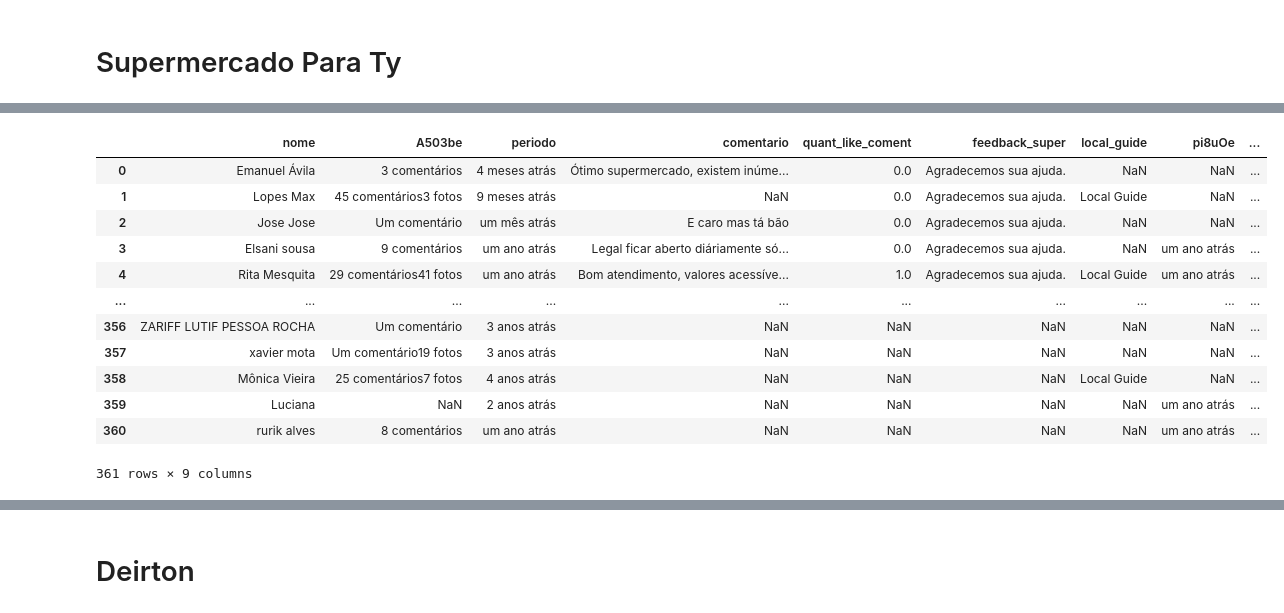
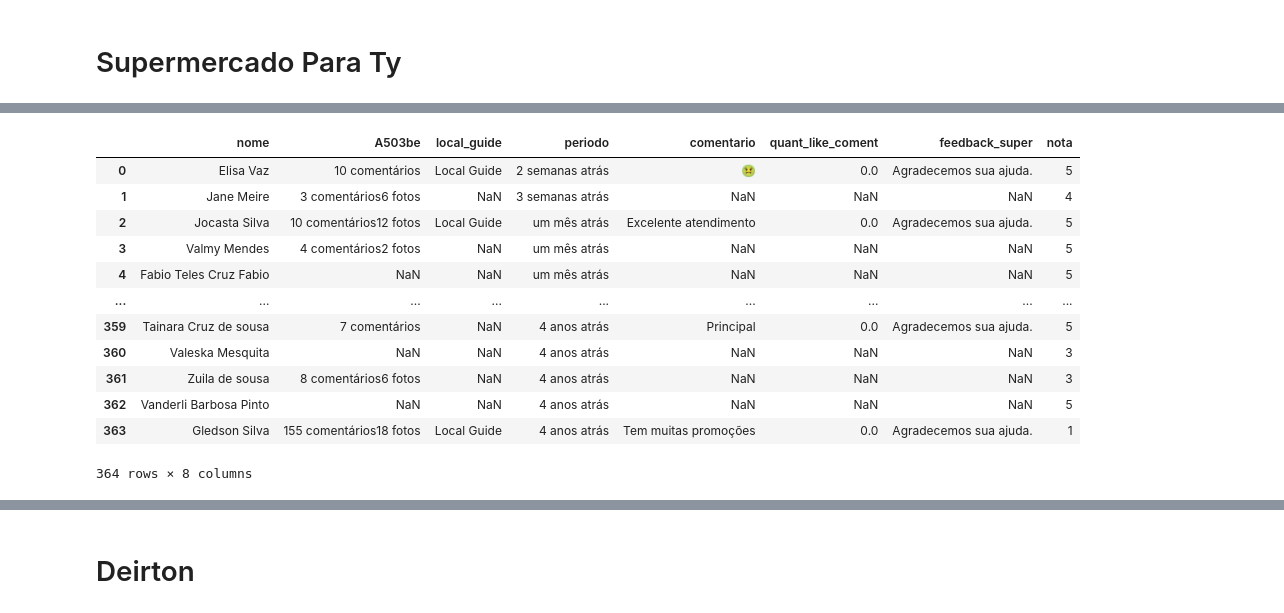
Before and after one commit to larissavvsous/proj_int, a Jupyter notebook: proj_integrador.ipynb, the cells around one changed output, grey strips where cells are left out. Cells and saved outputs as stored; diff of their text form; code cells hidden in the pictures.

```diff
--- a/proj_integrador.ipynb
+++ b/proj_integrador.ipynb
@@ -176,7 +228,6 @@ df_menorpreco.to_csv("menorpreco_tratado.csv")
 # %% [markdown]
 # Supermercado Para Ty
 # %%
-paraty = pd.read_csv("/content/dataset_paraty.csv")
-
+paraty = pd.read_csv("/content/paraty_bd.csv")
 paraty
 # %% [output]
@@ -195,0 +247,5 @@ paraty
+# %%
+# Adicionando as notas
+
+notas_p = pd.read_csv("/content/notas_p.csv")
+notas_p
@@ -195,0 +266,3 @@ paraty
+# %%
+paraty['nota'] = notas_p['nota']
+paraty
@@ -203,12 +288 @@ Index(['WMbnJf href', 'lDY1rd src', 'TSUbDb', 'TSUbDb href', 'RvU3D href',
       dtype='object')
-# %%
-paraty.drop("WMbnJf href", axis=1, inplace=True)
-paraty.drop("lDY1rd src", axis=1, inplace=True)
-paraty.drop("TSUbDb href", axis=1, inplace=True)
-paraty.drop("RvU3D href", axis=1, inplace=True)
-paraty.drop("Msppse href", axis=1, inplace=True)
-paraty.drop("QWOdjf 2", axis=1, inplace=True)
-paraty.drop("Txngnb 2", axis=1, inplace=True)
-paraty.drop("LfKETd", axis=1, inplace=True)
-paraty.drop("Aohxlc", axis=1, inplace=True)
-paraty.drop("Aohxlc 2", axis=1, inplace=True)
@@ -215,28 +308,28 @@ paraty.drop("Aohxlc 2", axis=1, inplace=True)
 # %%
-nome_novas_colunas = {
+novas_colunasp = {
     'TSUbDb': 'nome',
     'QV3IV': 'local_guide',
     'dehysf': 'periodo',
     'Jtu6Td': 'comentario',
     'QWOdjf': 'quant_like_coment',
     'Txngnb': 'feedback_super'}
 
-paraty.rename(columns=nome_novas_colunas, inplace=True)
+paraty.rename(columns=novas_colunasp, inplace=True)
 paraty
 # %% [output]
-|  | nome | A503be | periodo | comentario | quant_like_coment | feedback_super | local_guide | pi8uOe | ... |
-| 0 | Emanuel Ávila | 3 comentários | 4 meses atrás | Ótimo supermercado, existem inúme... | 0.0 | Agradecemos sua ajuda. | NaN | NaN | ... |
-| 1 | Lopes Max | 45 comentários3 fotos | 9 meses atrás | NaN | 0.0 | Agradecemos sua ajuda. | Local Guide | NaN | ... |
-| 2 | Jose Jose | Um comentário | um mês atrás | E caro mas tá bão | 0.0 | Agradecemos sua ajuda. | NaN | NaN | ... |
-| 3 | Elsani sousa | 9 comentários | um ano atrás | Legal ficar aberto diáriamente só... | 0.0 | Agradecemos sua ajuda. | NaN | um ano atrás | ... |
-| 4 | Rita Mesquita | 29 comentários41 fotos | um ano atrás | Bom atendimento, valores acessíve... | 1.0 | Agradecemos sua ajuda. | Local Guide | um ano atrás | ... |
-| ... | ... | ... | ... | ... | ... | ... | ... | ... | ... |
-| 356 | ZARIFF LUTIF PESSOA ROCHA | Um comentário | 3 anos atrás | NaN | NaN | NaN | NaN | NaN | ... |
-| 357 | xavier mota | Um comentário19 fotos | 3 anos atrás | NaN | NaN | NaN | NaN | NaN | ... |
-| 358 | Mônica Vieira | 25 comentários7 fotos | 4 anos atrás | NaN | NaN | NaN | Local Guide | NaN | ... |
-| 359 | Luciana | NaN | 2 anos atrás | NaN | NaN | NaN | NaN | um ano atrás | ... |
-| 360 | rurik alves | 8 comentários | um ano atrás | NaN | NaN | NaN | NaN | um ano atrás | ... |
+|  | nome | A503be | local_guide | periodo | comentario | quant_like_coment | feedback_super | nota |
+| 0 | Elisa Vaz | 10 comentários | Local Guide | 2 semanas atrás | 🤢 | 0.0 | Agradecemos sua ajuda. | 5 |
+| 1 | Jane Meire | 3 comentários6 fotos | NaN | 3 semanas atrás | NaN | NaN | NaN | 4 |
+| 2 | Jocasta Silva | 10 comentários12 fotos | Local Guide | um mês atrás | Excelente atendimento | 0.0 | Agradecemos sua ajuda. | 5 |
+| 3 | Valmy Mendes | 4 comentários2 fotos | NaN | um mês atrás | NaN | NaN | NaN | 5 |
+| 4 | Fabio Teles Cruz Fabio | NaN | NaN | um mês atrás | NaN | NaN | NaN | 5 |
+| ... | ... | ... | ... | ... | ... | ... | ... | ... |
+| 359 | Tainara Cruz de sousa | 7 comentários | NaN | 4 anos atrás | Principal | 0.0 | Agradecemos sua ajuda. | 5 |
+| 360 | Valeska Mesquita | NaN | NaN | 4 anos atrás | NaN | NaN | NaN | 3 |
+| 361 | Zuila de sousa | 8 comentários6 fotos | NaN | 4 anos atrás | NaN | NaN | NaN | 3 |
+| 362 | Vanderli Barbosa Pinto | NaN | NaN | 4 anos atrás | NaN | NaN | NaN | 5 |
+| 363 | Gledson Silva | 155 comentários18 fotos | Local Guide | 4 anos atrás | Tem muitas promoções | 0.0 | Agradecemos sua ajuda. | 1 |
-361 rows × 9 columns
+364 rows × 8 columns
 # %%
 paraty['quant_like_coment'].fillna(0, inplace=True)
 
```
Also changed, not shown: parts of 73 cells of this notebook.
